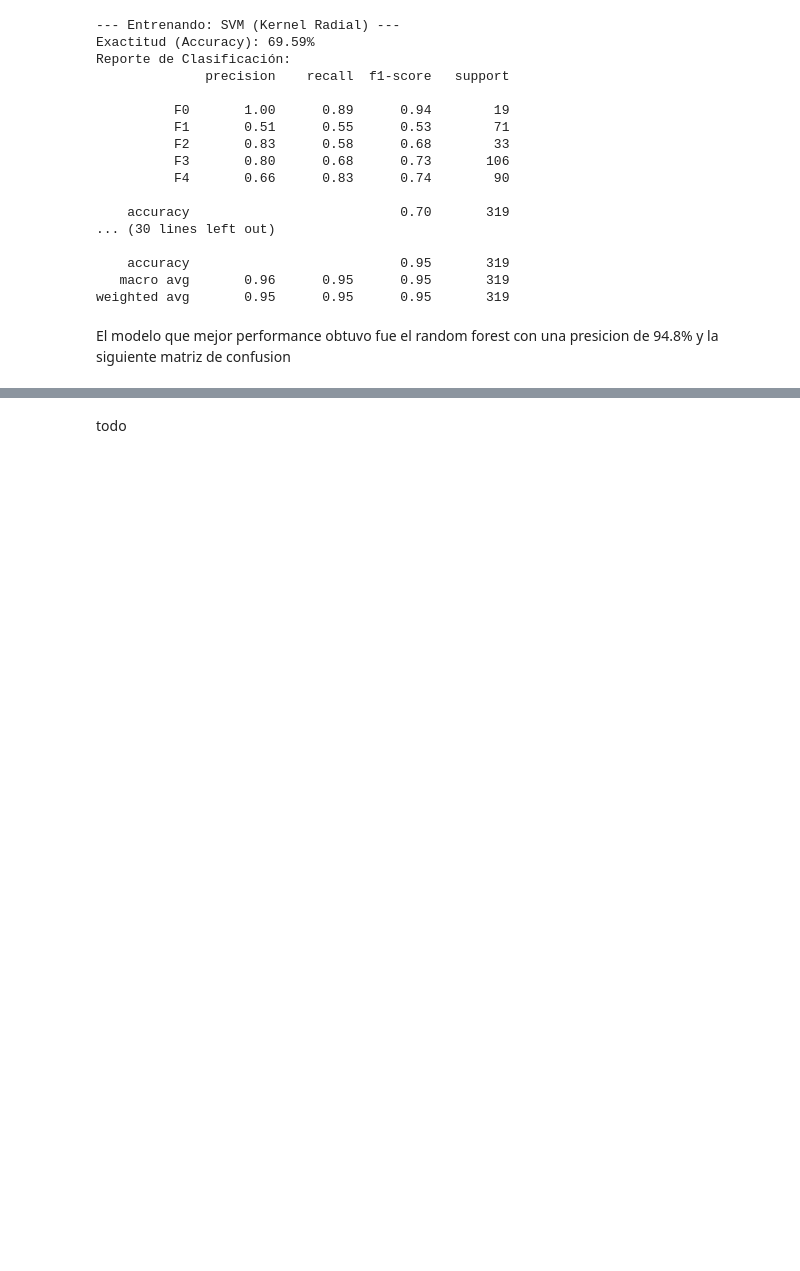
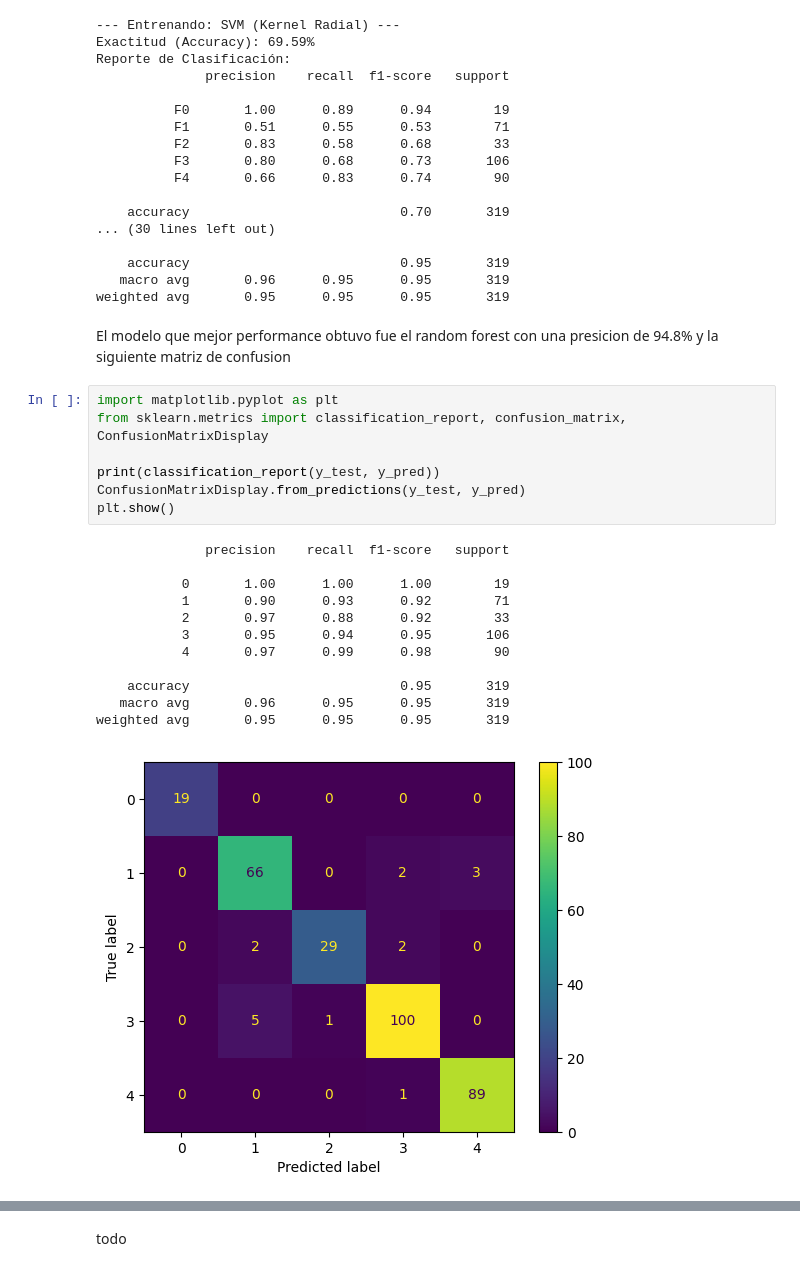
Before and after one commit to Carlos-301/Proyecto_Final_Applied_Data_Science, a Jupyter notebook: Notebooks/Clinical_Model.ipynb, the cells around one changed output, grey strips where cells are left out. Drawn from its saved outputs; the diff is of its cells as text; blank space fills up the shorter version.

```diff
--- a/Notebooks/Clinical_Model.ipynb
+++ b/Notebooks/Clinical_Model.ipynb
@@ -204,6 +204,26 @@ Reporte de Clasificación:
 weighted avg       0.95      0.95      0.95       319
 # %% [markdown]
 El modelo que mejor performance obtuvo fue el random forest con una presicion de 94.8% y la siguiente matriz de confusion
+# %%
+import matplotlib.pyplot as plt
+from sklearn.metrics import classification_report, confusion_matrix, ConfusionMatrixDisplay
+
+print(classification_report(y_test, y_pred))
+ConfusionMatrixDisplay.from_predictions(y_test, y_pred)
+plt.show()
+# %% [output]
+              precision    recall  f1-score   support
+
+           0       1.00      1.00      1.00        19
+           1       0.90      0.93      0.92        71
+           2       0.97      0.88      0.92        33
+           3       0.95      0.94      0.95       106
+           4       0.97      0.99      0.98        90
+
+    accuracy                           0.95       319
+   macro avg       0.96      0.95      0.95       319
+weighted avg       0.95      0.95      0.95       319
+[figure, added]
 # %%
 # 1. Crear un diccionario con todo lo necesario
 # Asumiendo que tus variables se llaman: model, scaler, le (LabelEncoder) y X (para sacar los nombres)
```
Also changed, not shown: parts of 38 cells of this notebook, 3 other files.
